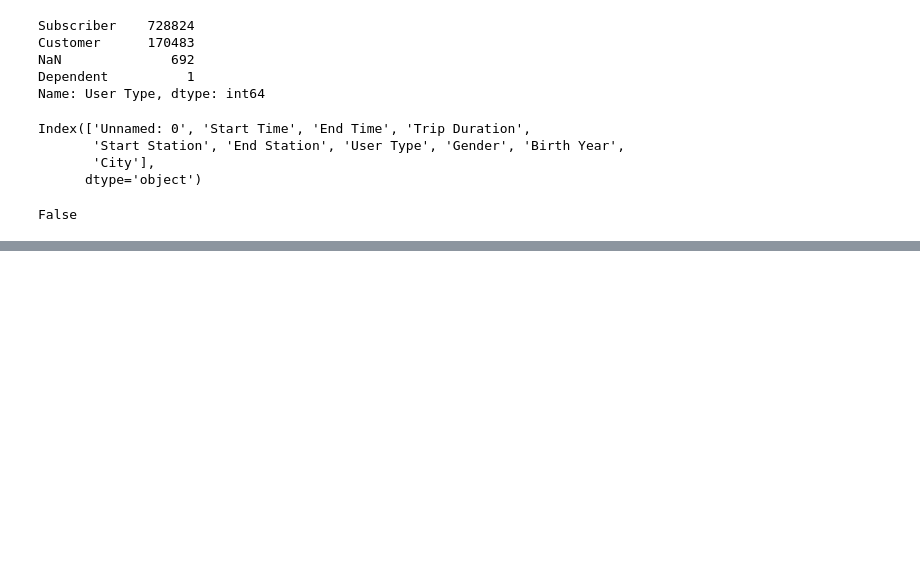
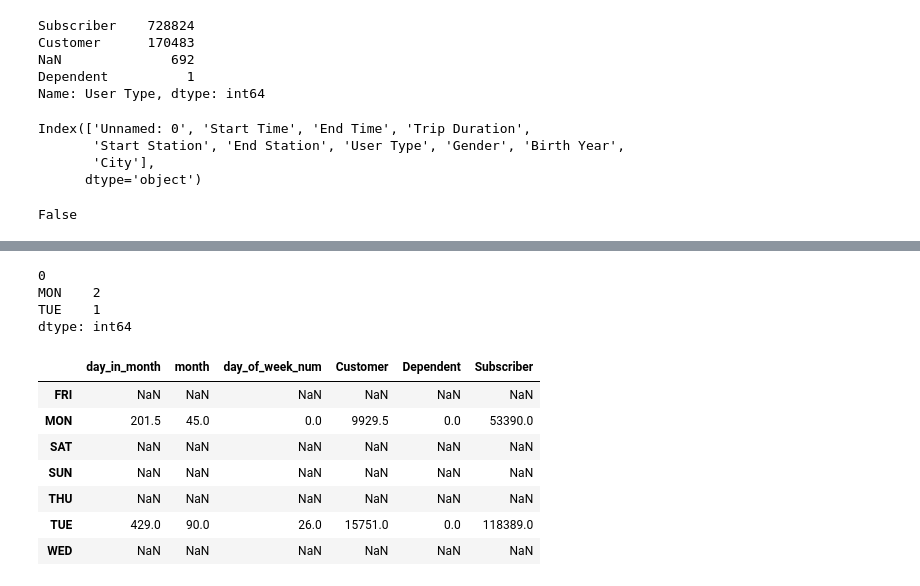
Before and after one commit to sarthak1996/Udacity-Python, a Jupyter notebook: Visualise.ipynb, the cells around one changed output, grey strips where cells are left out. Cells and saved outputs as stored; diff of their text form; code cells hidden in the pictures; blank space fills up the shorter version.

```diff
--- a/Visualise.ipynb
+++ b/Visualise.ipynb
@@ -745,0 +825,18 @@ False
+# %%
+df_4
+# %% [output]
+0
+MON    2
+TUE    1
+dtype: int64
+# %%
+df_temp.div(df_4, axis=0)
+# %% [output]
+|  | day_in_month | month | day_of_week_num | Customer | Dependent | Subscriber |
+| FRI | NaN | NaN | NaN | NaN | NaN | NaN |
+| MON | 201.5 | 45.0 | 0.0 | 9929.5 | 0.0 | 53390.0 |
+| SAT | NaN | NaN | NaN | NaN | NaN | NaN |
+| SUN | NaN | NaN | NaN | NaN | NaN | NaN |
+| THU | NaN | NaN | NaN | NaN | NaN | NaN |
+| TUE | 429.0 | 90.0 | 26.0 | 15751.0 | 0.0 | 118389.0 |
+| WED | NaN | NaN | NaN | NaN | NaN | NaN |
```
Also changed, not shown: parts of 24 cells of this notebook, 3 other files.
